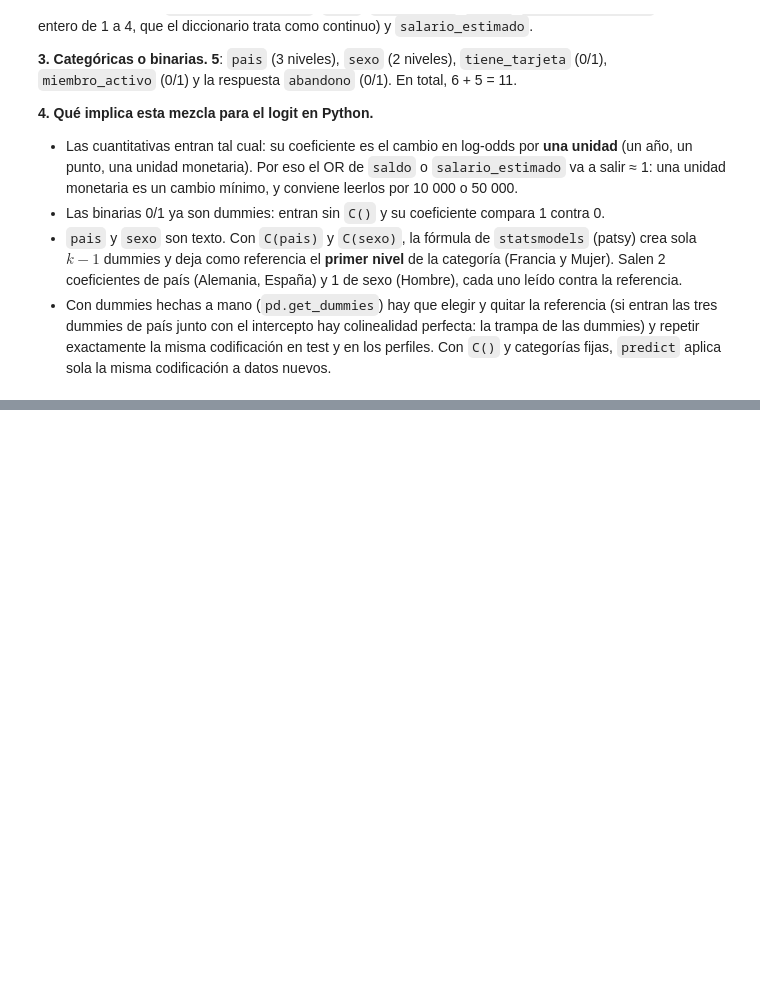
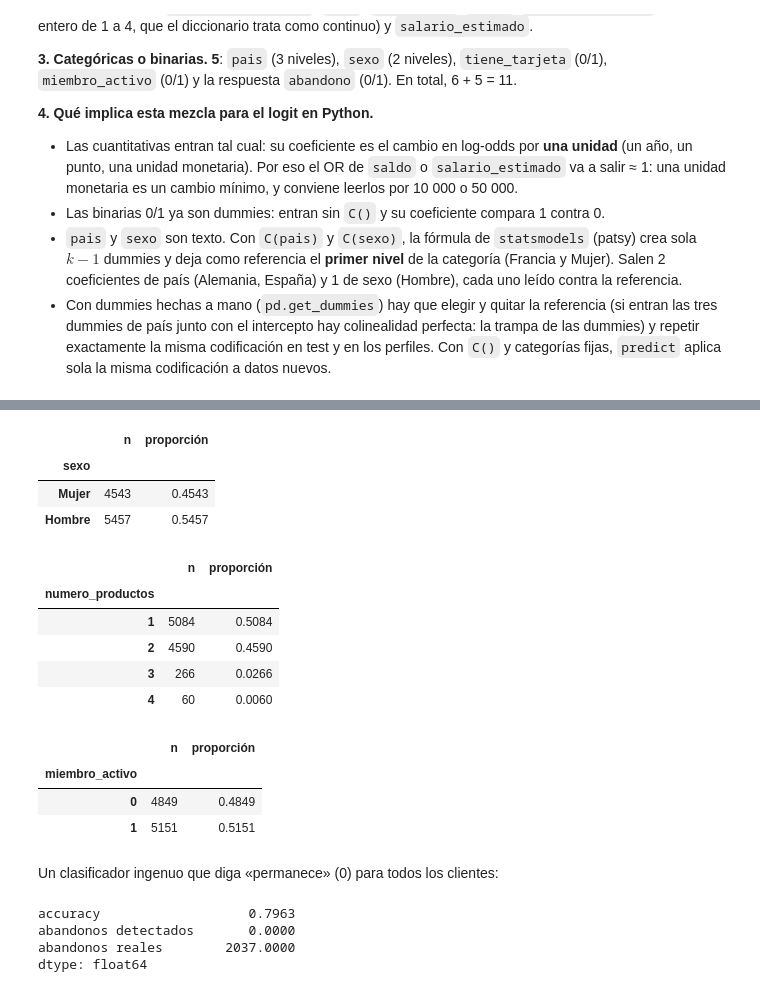
Before and after one commit to sebasrolemmel/Taller-abandono-producto-20262, a Jupyter notebook: Taller_Abandono_Producto_Financiero.ipynb, the cells around one changed output, grey strips where cells are left out. Cells and saved outputs as stored; diff of their text form; code cells hidden in the pictures; blank space fills up the shorter version.

```diff
--- a/Taller_Abandono_Producto_Financiero.ipynb
+++ b/Taller_Abandono_Producto_Financiero.ipynb
@@ -181,0 +240,8 @@ dtype: int64
+# %%
+def tabla_frecuencias(col):
+    return pd.DataFrame({
+        "n": datos[col].value_counts().sort_index(),
+        "proporción": datos[col].value_counts(normalize=True).sort_index().round(4),
+    })
+
+tabla_frecuencias("pais")
@@ -181,0 +254,37 @@ dtype: int64
+# %%
+tabla_frecuencias("sexo")
+# %% [output]
+|  | n | proporción |
+| sexo |  |  |
+| Mujer | 4543 | 0.4543 |
+| Hombre | 5457 | 0.5457 |
+# %%
+tabla_frecuencias("numero_productos")
+# %% [output]
+|  | n | proporción |
+| numero_productos |  |  |
+| 1 | 5084 | 0.5084 |
+| 2 | 4590 | 0.4590 |
+| 3 | 266 | 0.0266 |
+| 4 | 60 | 0.0060 |
+# %%
+tabla_frecuencias("miembro_activo")
+# %% [output]
+|  | n | proporción |
+| miembro_activo |  |  |
+| 0 | 4849 | 0.4849 |
+| 1 | 5151 | 0.5151 |
+# %% [markdown]
+Un clasificador ingenuo que diga «permanece» (0) para todos los clientes:
+# %%
+pred_ingenua = np.zeros(len(datos), dtype=int)
+pd.Series({
+    "accuracy": (pred_ingenua == datos["abandono"]).mean(),
+    "abandonos detectados": int(((pred_ingenua == 1) & (datos["abandono"] == 1)).sum()),
+    "abandonos reales": int(datos["abandono"].sum()),
+})
+# %% [output]
+accuracy                   0.7963
+abandonos detectados       0.0000
+abandonos reales        2037.0000
+dtype: float64
```
Also changed, not shown: parts of 10 cells of this notebook.
